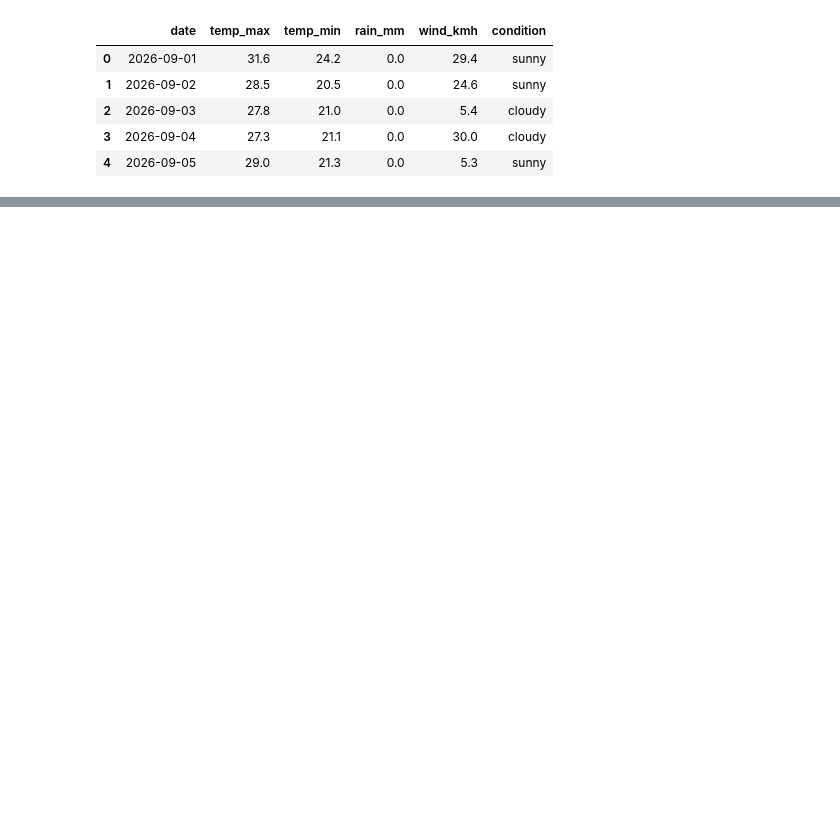
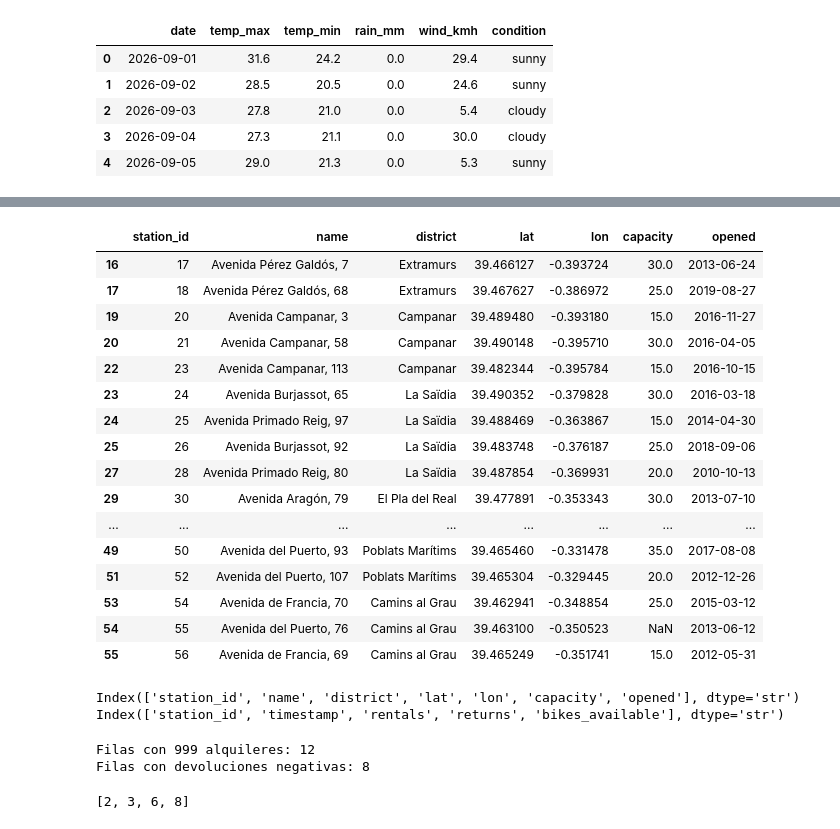
Before and after one commit to Fisjo/clases-master, a Jupyter notebook: data-science/clase2/pandas.ipynb, the cells around one changed output, grey strips where cells are left out. Saved outputs shown, nothing was run; the diff lists cells and outputs as text; code cells hidden in the pictures; blank space fills up the shorter version.

Commit message:
retos-pandas-4-5-6

```diff
--- a/data-science/clase2/pandas.ipynb
+++ b/data-science/clase2/pandas.ipynb
@@ -142,0 +175,48 @@ weather.head()
+# %%
+stations[stations["name"].str.contains("Avenida")]
+# %% [output]
+|  | station_id | name | district | lat | lon | capacity | opened |
+| 16 | 17 | Avenida Pérez Galdós, 7 | Extramurs | 39.466127 | -0.393724 | 30.0 | 2013-06-24 |
+| 17 | 18 | Avenida Pérez Galdós, 68 | Extramurs | 39.467627 | -0.386972 | 25.0 | 2019-08-27 |
+| 19 | 20 | Avenida Campanar, 3 | Campanar | 39.489480 | -0.393180 | 15.0 | 2016-11-27 |
+| 20 | 21 | Avenida Campanar, 58 | Campanar | 39.490148 | -0.395710 | 30.0 | 2016-04-05 |
+| 22 | 23 | Avenida Campanar, 113 | Campanar | 39.482344 | -0.395784 | 15.0 | 2016-10-15 |
+| 23 | 24 | Avenida Burjassot, 65 | La Saïdia | 39.490352 | -0.379828 | 30.0 | 2016-03-18 |
+| 24 | 25 | Avenida Primado Reig, 97 | La Saïdia | 39.488469 | -0.363867 | 15.0 | 2014-04-30 |
+| 25 | 26 | Avenida Burjassot, 92 | La Saïdia | 39.483748 | -0.376187 | 25.0 | 2018-09-06 |
+| 27 | 28 | Avenida Primado Reig, 80 | La Saïdia | 39.487854 | -0.369931 | 20.0 | 2010-10-13 |
+| 29 | 30 | Avenida Aragón, 79 | El Pla del Real | 39.477891 | -0.353343 | 30.0 | 2013-07-10 |
+| ... | ... | ... | ... | ... | ... | ... | ... |
+| 49 | 50 | Avenida del Puerto, 93 | Poblats Marítims | 39.465460 | -0.331478 | 35.0 | 2017-08-08 |
+| 51 | 52 | Avenida del Puerto, 107 | Poblats Marítims | 39.465304 | -0.329445 | 20.0 | 2012-12-26 |
+| 53 | 54 | Avenida de Francia, 70 | Camins al Grau | 39.462941 | -0.348854 | 25.0 | 2015-03-12 |
+| 54 | 55 | Avenida del Puerto, 76 | Camins al Grau | 39.463100 | -0.350523 | NaN | 2013-06-12 |
+| 55 | 56 | Avenida de Francia, 69 | Camins al Grau | 39.465249 | -0.351741 | 15.0 | 2012-05-31 |
+# %%
+print(stations.columns)
+print(usage_hourly.columns)
+# %% [output]
+Index(['station_id', 'name', 'district', 'lat', 'lon', 'capacity', 'opened'], dtype='str')
+Index(['station_id', 'timestamp', 'rentals', 'returns', 'bikes_available'], dtype='str')
+# %%
+#reto 4
+
+n_999 = (usage_hourly["rentals"] == 999).sum()
+n_neg = (usage_hourly["returns"] < 0).sum()
+
+print(f"Filas con 999 alquileres: {n_999}")
+print(f"Filas con devoluciones negativas: {n_neg}")
+# %% [output]
+Filas con 999 alquileres: 12
+Filas con devoluciones negativas: 8
+# %%
+# reto 5
+
+grandes = stations.loc[
+    (stations["district"] == "Ciutat Vella") & (stations["capacity"] >= 30),
+    "station_id"
+].sort_values().tolist()
+
+print(grandes)
+# %% [output]
+[2, 3, 6, 8]
```
Also changed, not shown: parts of 4 cells of this notebook.
